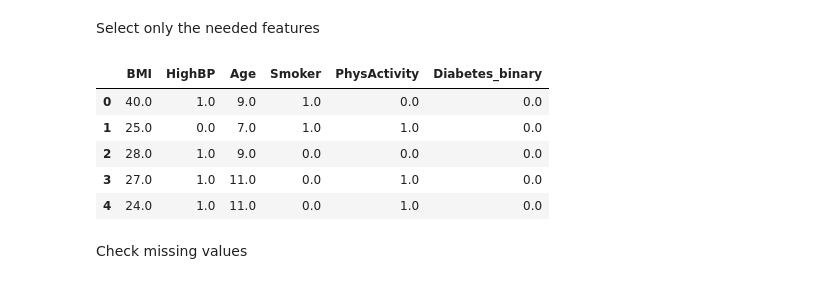
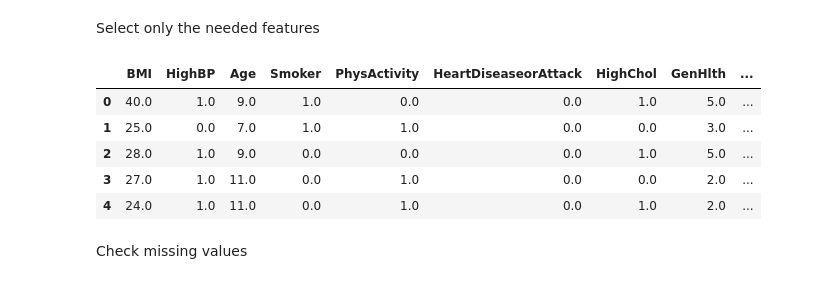
Before and after one commit to teams-projects/Fuzzy-Rule-Based-Medical-Diagnosis-System-for-Diabetes-Risk, a Jupyter notebook: notebook/data_preparation.ipynb, the cells around one changed output. Cells and saved outputs as stored; diff of their text form; code cells hidden in the pictures.

```diff
--- a/notebook/data_preparation.ipynb
+++ b/notebook/data_preparation.ipynb
@@ -39,22 +39,26 @@ Select only the needed features
 # %%
 selected_cols = [
     "BMI",
     "HighBP",
     "Age",
     "Smoker",
     "PhysActivity",
+    "HeartDiseaseorAttack",
+    "HighChol",
+    "GenHlth",
+    # Target
     "Diabetes_binary"
 ]
-#creates a new DataFrame containing ONLY the above columns.
+# creates a new DataFrame containing ONLY the above columns.
 df_selected = df[selected_cols]
 df_selected.head()
 # %% [output]
-|  | BMI | HighBP | Age | Smoker | PhysActivity | Diabetes_binary |
-| 0 | 40.0 | 1.0 | 9.0 | 1.0 | 0.0 | 0.0 |
-| 1 | 25.0 | 0.0 | 7.0 | 1.0 | 1.0 | 0.0 |
-| 2 | 28.0 | 1.0 | 9.0 | 0.0 | 0.0 | 0.0 |
-| 3 | 27.0 | 1.0 | 11.0 | 0.0 | 1.0 | 0.0 |
-| 4 | 24.0 | 1.0 | 11.0 | 0.0 | 1.0 | 0.0 |
+|  | BMI | HighBP | Age | Smoker | PhysActivity | HeartDiseaseorAttack | HighChol | GenHlth | ... |
+| 0 | 40.0 | 1.0 | 9.0 | 1.0 | 0.0 | 0.0 | 1.0 | 5.0 | ... |
+| 1 | 25.0 | 0.0 | 7.0 | 1.0 | 1.0 | 0.0 | 0.0 | 3.0 | ... |
+| 2 | 28.0 | 1.0 | 9.0 | 0.0 | 0.0 | 0.0 | 1.0 | 5.0 | ... |
+| 3 | 27.0 | 1.0 | 11.0 | 0.0 | 1.0 | 0.0 | 0.0 | 2.0 | ... |
+| 4 | 24.0 | 1.0 | 11.0 | 0.0 | 1.0 | 0.0 | 1.0 | 2.0 | ... |
 # %% [markdown]
 Check missing values
 # %%
```
Also changed, not shown: parts of 4 cells of this notebook, 9 other files.
